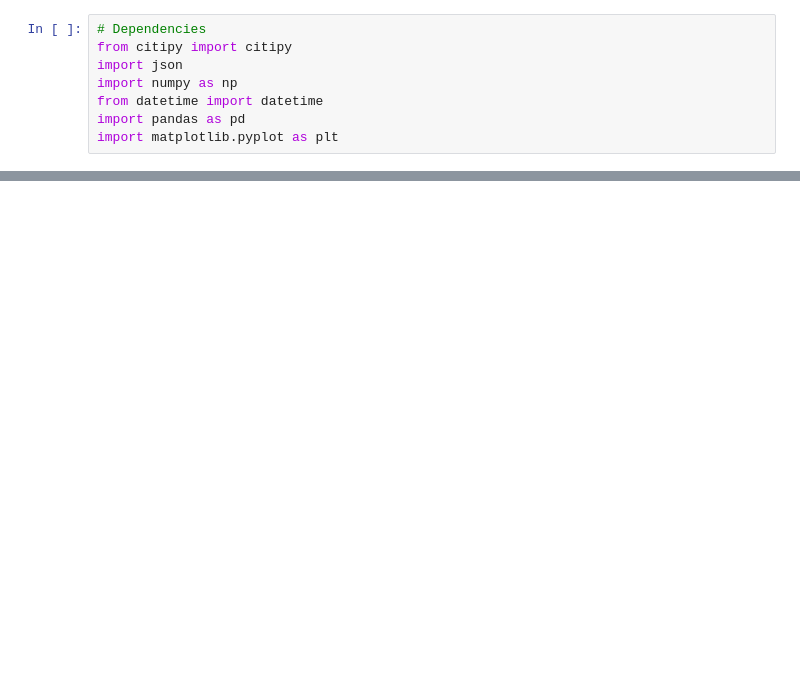
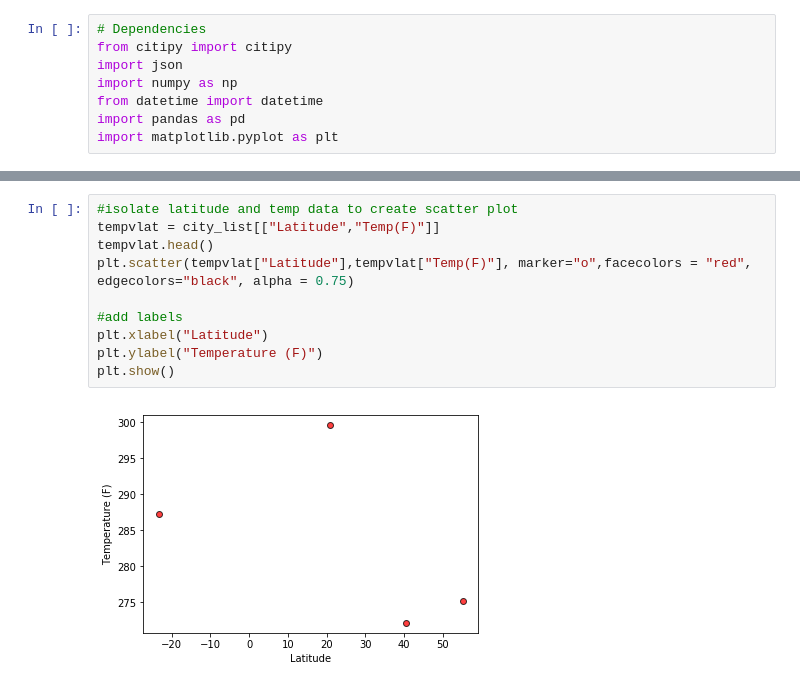
Before and after one commit to Eblank87/HW_API, a Jupyter notebook: API_HW.ipynb, the cells around one changed output, grey strips where cells are left out. Drawn from its saved outputs; the diff is of its cells as text; blank space fills up the shorter version.

```diff
--- a/API_HW.ipynb
+++ b/API_HW.ipynb
@@ -170,0 +155,12 @@ city_list.head()
+# %%
+#isolate latitude and temp data to create scatter plot
+tempvlat = city_list[["Latitude","Temp(F)"]]
+tempvlat.head()
+plt.scatter(tempvlat["Latitude"],tempvlat["Temp(F)"], marker="o",facecolors = "red", edgecolors="black", alpha = 0.75)
+
+#add labels
+plt.xlabel("Latitude")
+plt.ylabel("Temperature (F)")
+plt.show()
+# %% [output]
+[figure, added]
```
Also changed, not shown: parts of 8 cells of this notebook.
